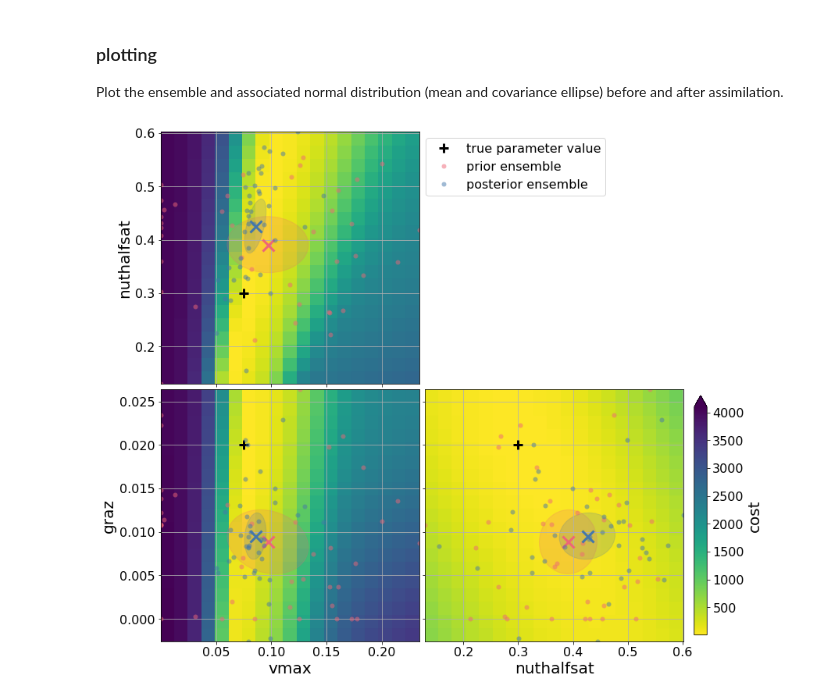
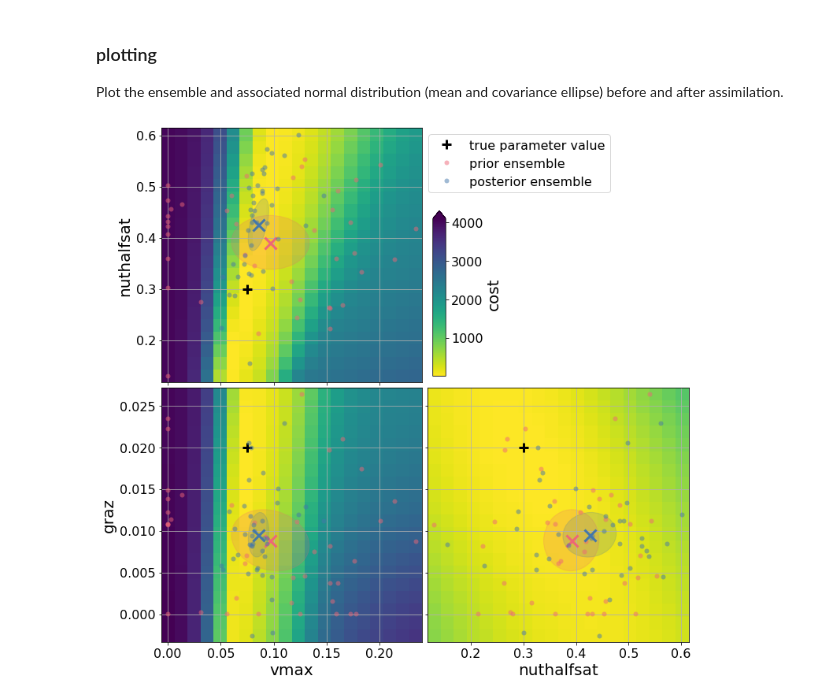
Before and after one commit to jpmattern/obm-primer, a Jupyter notebook: parameter_estimation.ipynb, the cells around one changed output. Cells and saved outputs as stored; diff of their text form; code cells hidden in the pictures.

Commit message:
updated plots

```diff
--- a/parameter_estimation.ipynb
+++ b/parameter_estimation.ipynb
@@ -288,0 +291,26 @@ for iens in range(nens):
+# %%
+# upper limit on number of trajectories to include in plot
+max_plot = 50
+
+fig, ax = plt.subplots()
+for iens, params in enumerate(X_post[:, :max_plot].T):
+    trajectory = run_model(parameter_values=params)
+    label = None
+    for i, name in enumerate(('N','P','Z', 'D')):
+        if iens == 0:
+            label = name
+        ax.plot(t, trajectory[:,i], color=colors[name], label=label, lw=2, alpha=0.3)
+
+for oi, y, y_ens in zip(obs_info, obs, Y):
+    ax.errorbar(x=t[oi[0]], y=y, yerr=oi[2], color=colors[oi[1]], marker='o',
+                markeredgecolor='white', markeredgewidth=1.5, lw=3, markersize=10)
+    ax.scatter(x=np.full(y_ens.size, fill_value=t[oi[0]]), y=y_ens, color=colors[oi[1]], marker='.', alpha=0.5)
+
+ax.axvline(365, color='0.7', zorder=0)
+
+ax.set(title='posterior ensemble model trajectories, observations of "true" state, and observation ensemble',
+       xlabel='time (days)', ylabel='concentration', xlim=(t[0], t[-1]))
+ax.grid(True)
+ax.legend(loc='upper right')
+
+None
@@ -403,33 +433,33 @@ for icol, ix in enumerate(range(npar - 1)):
         draw_ensemble(ax, X[(ix, iy), :], color='#EE6677', label='prior ensemble')
         draw_ensemble(ax, X_post[(ix, iy), :], color='#4477AA', label='posterior ensemble')
 
         if show_cost:
             if (x_name, y_name) in cost_slices:
                 pcs.append(ax.pcolormesh(cost_grid[x_name], cost_grid[y_name], cost_slices[(x_name, y_name)].T,
                                          shading='auto', cmap=mpl.cm.viridis_r, zorder=0))
             else:
                 pcs.append(ax.pcolormesh(cost_grid[x_name], cost_grid[y_name], cost_slices[(y_name, x_name)],
                                          shading='auto', cmap=mpl.cm.viridis_r, zorder=0))
 
         ax.grid(True)
 
         if irow == 0 and icol == 0:
             ax.legend(loc='upper left', bbox_to_anchor=(1, 0, 1, 1))
 
 if show_cost:
     # equalize color scale for background cost function across panels
     vmin = 100000.
     vmax = 0.
     for pc in pcs:
         vmin = min(vmin, pc.norm.vmin)
         vmax = max(vmax, pc.norm.vmax)
     for pc in pcs:
         pc.norm.vmin = vmin
         pc.norm.vmax = vmax
 
-    ax = axs[1, 1]
-    cax = ax.inset_axes([1.04, 0.025, 0.05, 0.95], transform=ax.transAxes)
+    ax = axs[0, 0]
+    cax = ax.inset_axes([1.04, 0.025, 0.05, 0.65], transform=ax.transAxes)
     fig.colorbar(pcs[0], ax=ax, cax=cax, label='cost', extend='max')
 None
 # %% [output]
-[figure, old version]
+[figure, new version]
```
Also changed, not shown: parts of 2 cells of this notebook, 2 other files.
